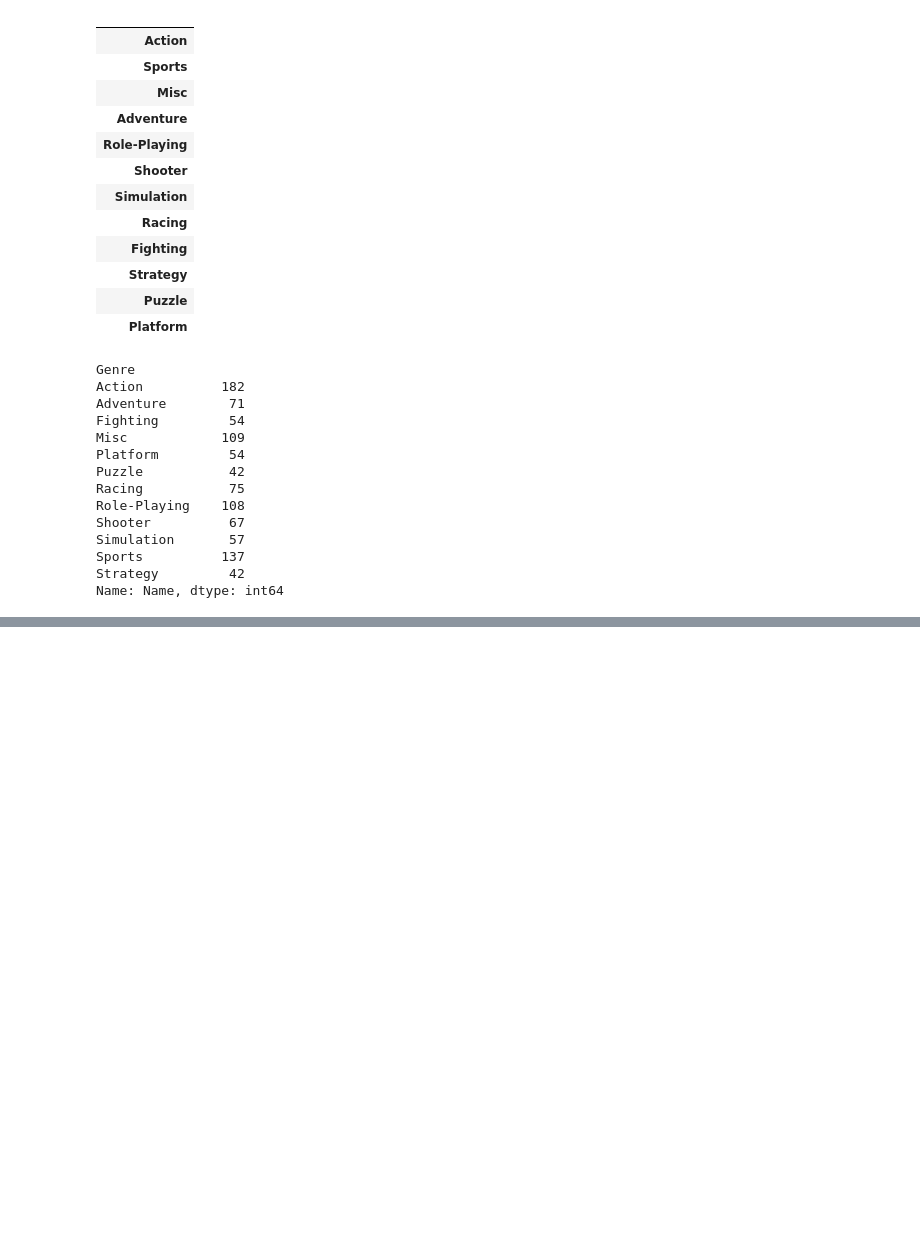
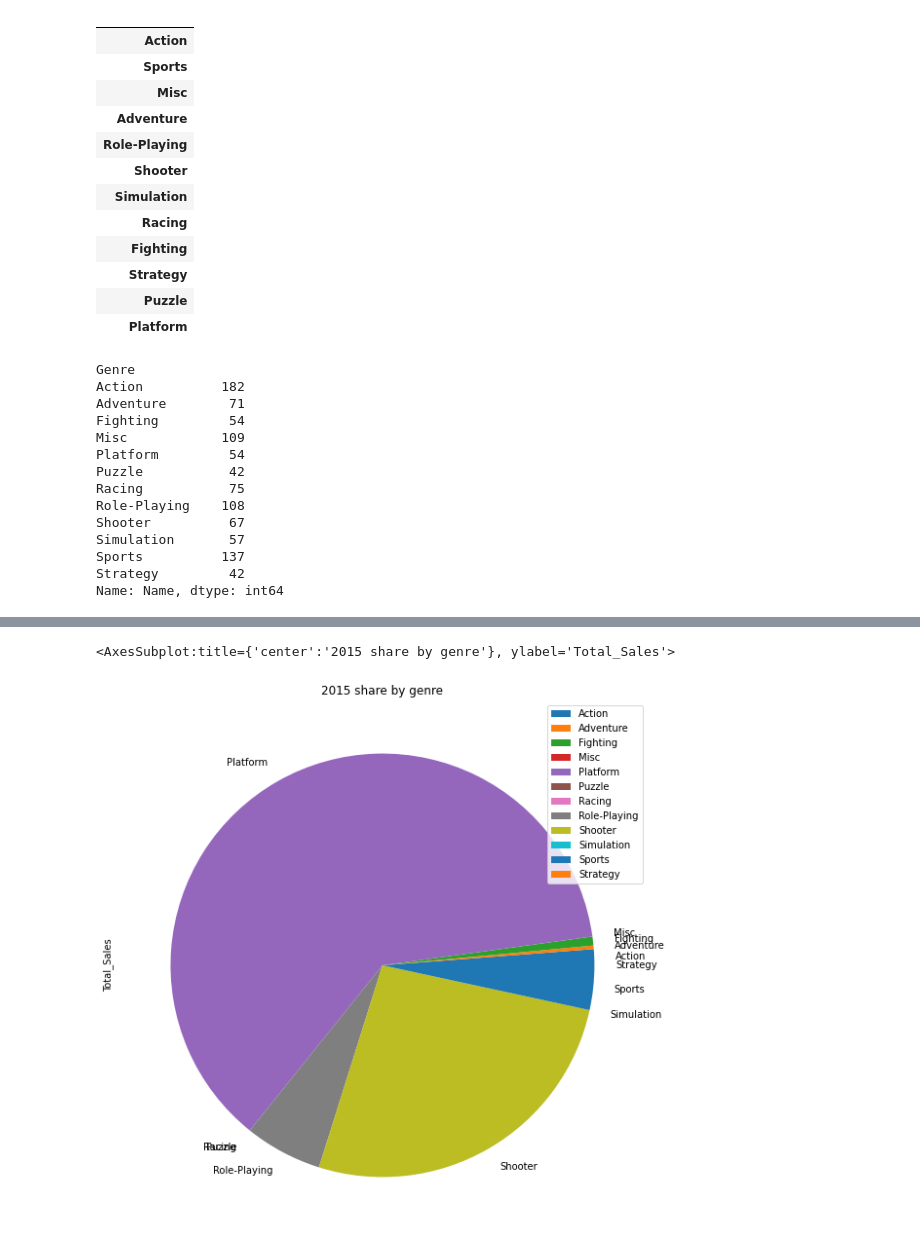
Before and after one commit to HyoungsungKim/Studying-Data-science, a Jupyter notebook: Toy-project/statistical_analysis_basic.ipynb, the cells around one changed output, grey strips where cells are left out. Cells and saved outputs as stored; diff of their text form; code cells hidden in the pictures; blank space fills up the shorter version.

```diff
--- a/Toy-project/statistical_analysis_basic.ipynb
+++ b/Toy-project/statistical_analysis_basic.ipynb
@@ -528,0 +515,5 @@ plt.show()
+# %%
+df.loc[df["Year"] == 2015].groupby("Genre").mean().plot.pie(title="2015 share by genre",y='Total_Sales', figsize=(10, 10))
+# %% [output]
+<AxesSubplot:title={'center':'2015 share by genre'}, ylabel='Total_Sales'>
+[figure, added]
```
Also changed, not shown: parts of 35 cells of this notebook.
